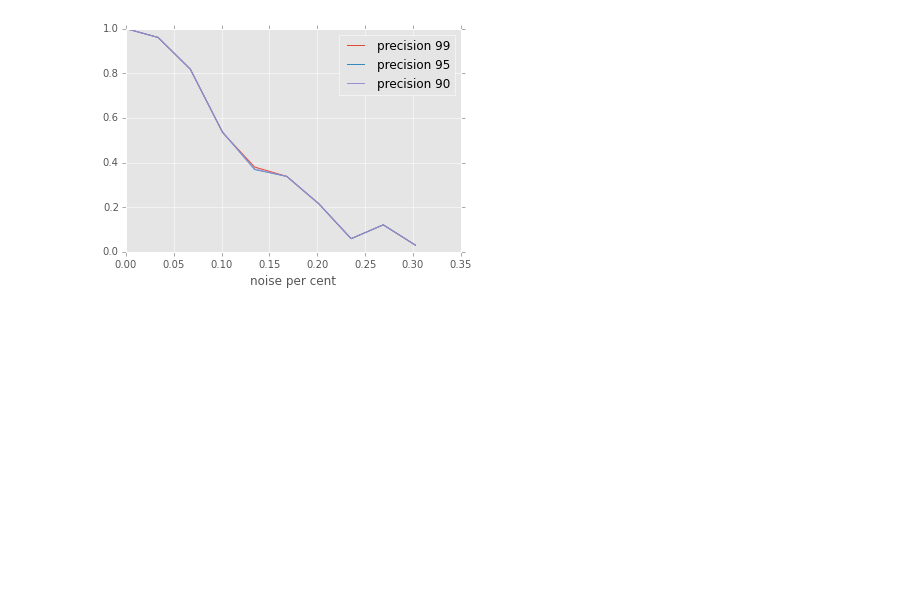
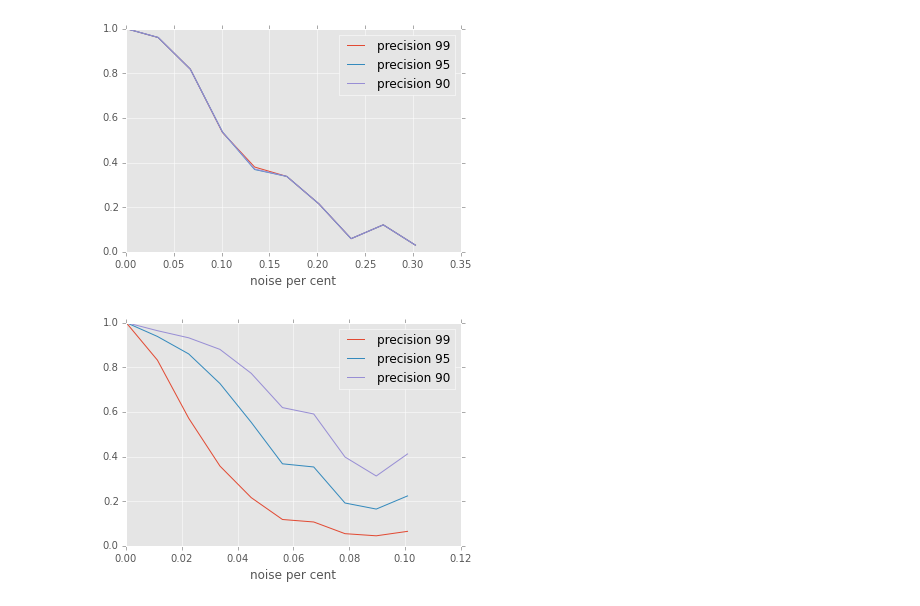
Before and after one commit to Aelphy/muon_trigger, a Jupyter notebook: evals/Complexity estimation.ipynb, the cells around one changed output. Cells and saved outputs as stored; diff of their text form; code cells hidden in the pictures; blank space fills up the shorter version.

```diff
--- a/evals/Complexity estimation.ipynb
+++ b/evals/Complexity estimation.ipynb
@@ -144,9 +145,9 @@ def iterate_minibatches(inputs, targets, batch_size):
         yield inputs[excerpt], targets[excerpt]
 
 
-def draw_precision_by_num_noise(dataset_by_num_noises, thrs):
-    for j, dataset_by_num_noise in enumerate(dataset_by_num_noises):
-        counts, bins = np.histogram(dataset_by_num_noise.keys())
+def draw_precision_by_num_noise(recall_by_num_noises, thrs, max_percentile=0.1, num_bins=30):
+    for j, recall_by_num_noise in enumerate(recall_by_num_noises):
+        counts, bins = np.histogram(recall_by_num_noise.keys(), bins=num_bins)
         extended_bins = np.hstack((np.array([-np.inf]), bins, np.array([np.inf])))
 
         xs = []
@@ -157,31 +158,25 @@ def draw_precision_by_num_noise(dataset_by_num_noises, thrs):
             if early_stop:
                 break
 
-            indicies = []
-            for k, v in dataset_by_num_noise.items():
+            examples = []
+            for k, v in recall_by_num_noise.items():
                 if k > extended_bins[i] and k <= extended_bins[i + 1]:
-                    indicies += v
+                    examples += v
 
-            if not indicies:
-                for k, v in dataset_by_num_noise.items():
+            if not examples:
+                for k, v in recall_by_num_noise.items():
                     if k > extended_bins[i]:
-                        indicies += v
+                        examples += v
 
                 early_stop = True
 
             xs.append(extended_bins[i + 1] / 512**2)
+            examples = np.array(examples)
 
-            if len(dataset[indicies]) > 1000:
-                precision_train = 0
-                num_epochs = 0
+            precisions.append(examples[:, 2].sum() / float(examples[:, 0].sum()))
 
-                for batch in iterate_minibatches(dataset[indicies], targets[indicies], 1000):
-                    precision_train += network.evaluate(batch[0], batch[1])['precision']
-                    num_epochs += 1
-
-                precisions.append(precision_train / float(num_epochs))
-            else:
-                precisions.append(network.evaluate(dataset[indicies], targets[indicies])['precision'])
+            if extended_bins[i + 1] / 512**2 > max_percentile:
+                early_stop = True
 
             if early_stop:
                 break
@@ -319,7 +312,11 @@ with open('../weights/dataset_by_num_noise.pkl', 'wb') as f:
                  dataset_by_num_noise95,
                  dataset_by_num_noise90], f)
 # %%
-import pickle
-
-with open('../weights/dataset_by_num_noise.pkl') as f:
-    dataset_by_num_noise99, dataset_by_num_noise95, dataset_by_num_noise90 = pickle.load(f)
+with open('../weights/recall_by_num_noise.pkl') as f:
+    recall_by_num_noise99, recall_by_num_noise95, recall_by_num_noise90 = pickle.load(f)
+# %%
+draw_precision_by_num_noise([recall_by_num_noise99,
+                             recall_by_num_noise95,
+                             recall_by_num_noise90], [99, 95, 90])
+# %% [output]
+[figure, added]
```
Also changed, not shown: parts of 5 cells of this notebook, 3 other files.
